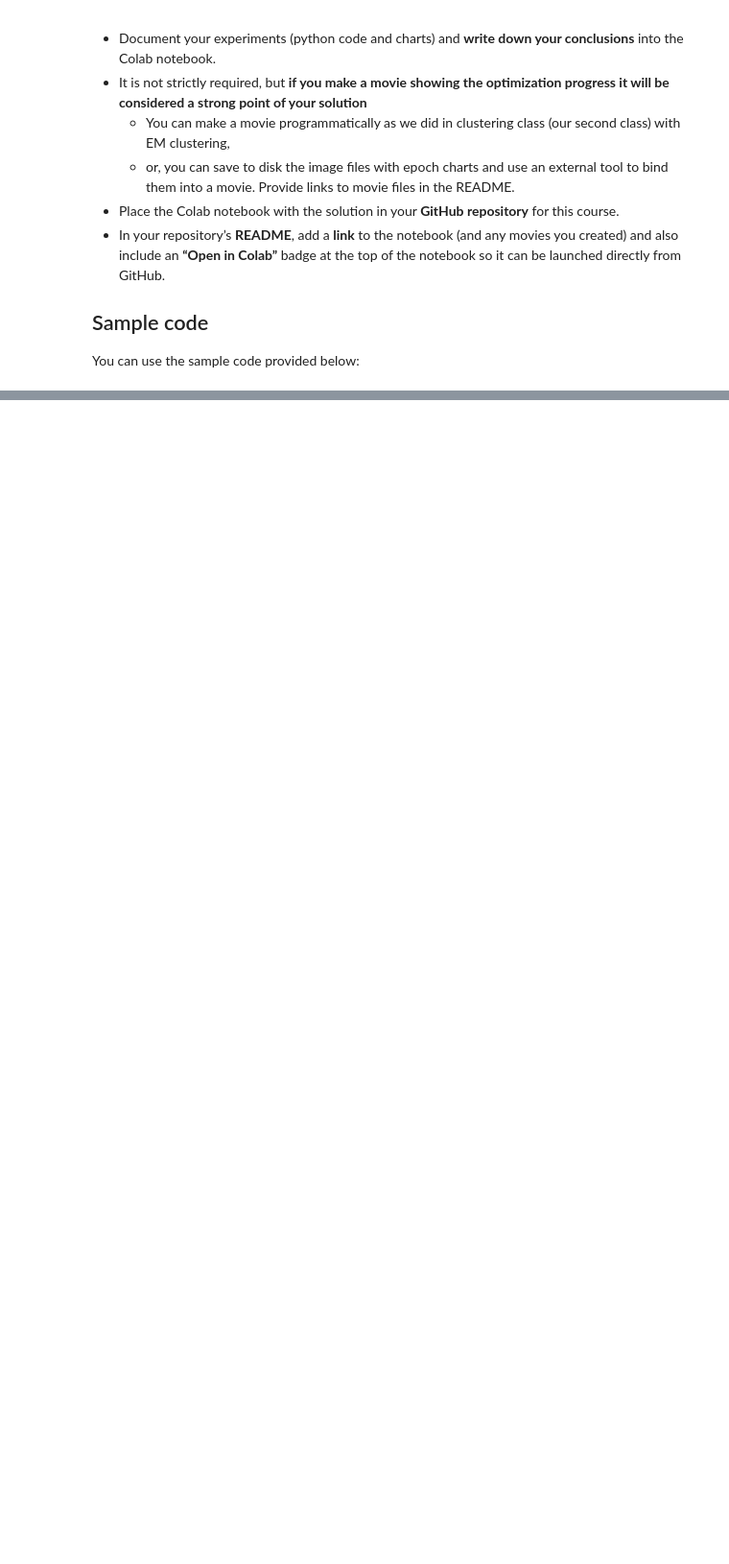
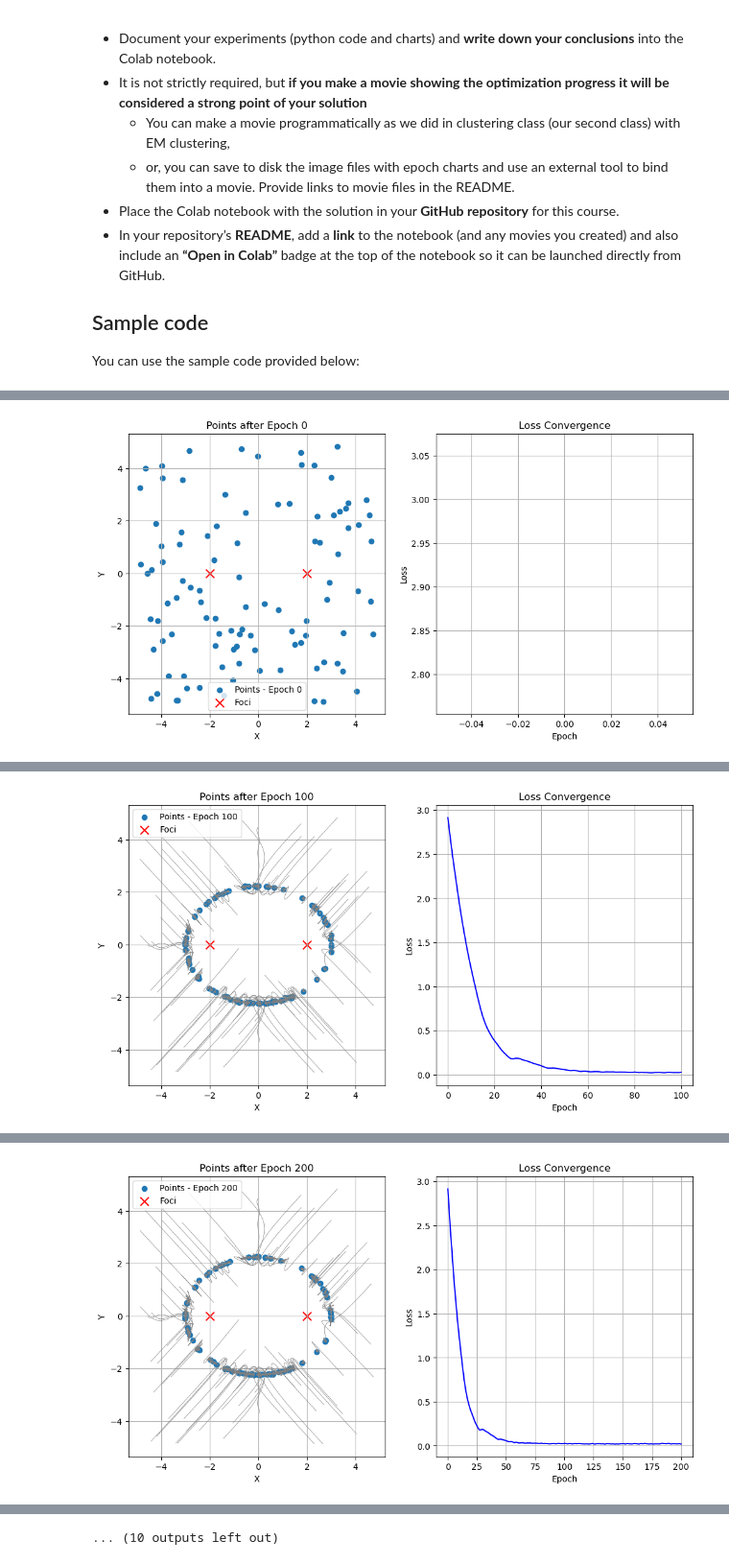
Before and after one commit to Bokocki/135UM-Homework, a Jupyter notebook: Homework08.ipynb, the cells around one changed output, grey strips where cells are left out. Shown at 96% size. Drawn from its saved outputs; the diff is of its cells as text; code cells hidden in the pictures; blank space fills up the shorter version.

```diff
--- a/Homework08.ipynb
+++ b/Homework08.ipynb
@@ -141,0 +187,55 @@ Elapsed time: 1.2498977184295654 seconds
+# %%
+# Initialize random 2D points from uniform distribution
+num_points = 100
+points = torch.rand((num_points, 2)) * 10 - 5  # Uniformly distributed in [-5, 5]
+points.requires_grad = True
+
+# Reset trajectories
+trajectories = [[] for _ in range(num_points)]
+loss_history = []
+
+# Start timing
+start_time = time.time()
+
+# Define optimizer
+optimizer = torch.optim.Adam([points], lr=0.1)
+
+# Training loop
+num_epochs = 1000
+for epoch in range(num_epochs):
+    optimizer.zero_grad()
+
+    # Compute distances to both foci
+    dist1 = torch.norm(points - focus1, dim=1)
+    dist2 = torch.norm(points - focus2, dim=1)
+
+    # Compute l_1 loss
+    loss = torch.mean(torch.abs(dist1 + dist2 - constant_sum))
+
+    loss.backward()
+    optimizer.step()
+
+    loss_history.append(loss.item())
+
+    # Store current positions for tracking movement
+    for i in range(num_points):
+        trajectories[i].append(points[i].detach().cpu().clone().numpy())
+
+    # Plot results every 10th epoch
+    if epoch % 100 == 0:
+        plot_results(epoch, trajectories, loss_history)
+
+    if epoch % 100 == 0:
+        print(f"Epoch {epoch}: Loss = {loss.item():.6f}")
+
+#Final plot
+plot_results(epoch, trajectories, loss_history)
+
+# End timing
+end_time = time.time()
+
+# Calculate the elapsed time
+elapsed_time = end_time - start_time
+print(f"Elapsed time: {elapsed_time} seconds")
+# %% [output]
+[figure, added]
@@ -141,0 +243 @@ Elapsed time: 1.2498977184295654 seconds
+[figure, added]
@@ -141,0 +245 @@ Elapsed time: 1.2498977184295654 seconds
+[figure, added]
@@ -141,0 +253 @@ Elapsed time: 1.2498977184295654 seconds
+... (10 outputs left out)
```
Also changed, not shown: parts of 9 cells of this notebook.
